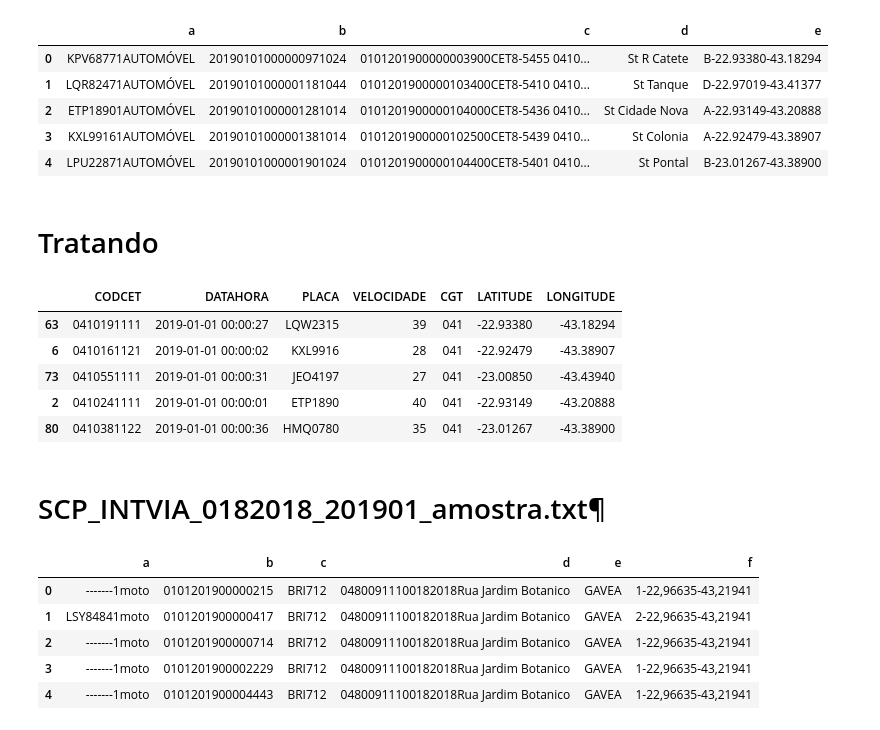
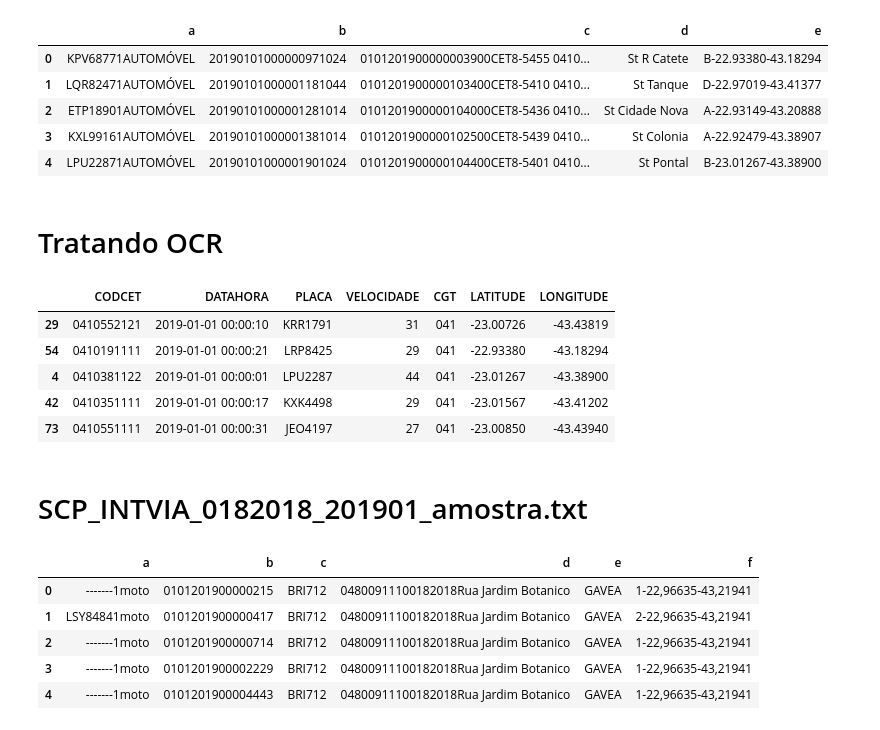
Before and after one commit to brenoimatos/UFRJ-CET-Rio, a Jupyter notebook: amostra_dados.ipynb, the cells around one changed output. Cells and saved outputs as stored; diff of their text form; code cells hidden in the pictures.

```diff
--- a/amostra_dados.ipynb
+++ b/amostra_dados.ipynb
@@ -51,7 +51,7 @@ df_veic.head(4)
 colnames = ['x']
 
 # Usando separador '|' apenas para conseguir importar e depois tentar tratar
-df_ocr_raw = pd.read_csv('amostras/movimento_OCR_JAN_2019.txt_amostra.txt', sep='|', names = colnames)
+df_ocr_raw = pd.read_csv('movimento_OCR_JAN_2019.txt_amostra.txt', sep='|', names = colnames)
 
 df_ocr_split = separar_colunas_df(df_ocr_raw.copy())
 df_ocr_split.head()
@@ -63,7 +63,7 @@ df_ocr_split.head()
 | 3 | KXL99161AUTOMÓVEL | 20190101000001381014 | 0101201900000102500CET8-5439 0410... | St Colonia | A-22.92479-43.38907 |
 | 4 | LPU22871AUTOMÓVEL | 20190101000001901024 | 0101201900000104400CET8-5401 0410... | St Pontal | B-23.01267-43.38900 |
 # %% [markdown]
-# Tratando
+# Tratando OCR
 # %%
 def get_datahora(string):
     date = string[38:52]
@@ -71,41 +71,41 @@ def get_datahora(string):
         date = datetime.strptime(date, "%Y%m%d%H%M%S")
     except:
         date = 'erro'
     return date
 
 def get_velocidade(string):
     vel = string[92:95]
     try:
         vel = int(vel)
     except:
         vel = 'erro'
     return vel
 
 def get_placa(string):
     placa = string[0:7]
     return placa.strip()
 
 df_ocr = pd.DataFrame()
 df_ocr['CODCET'] = df_ocr_raw['x'].apply(lambda x: x[108:118])
 df_ocr['DATAHORA'] = df_ocr_raw['x'].apply(lambda x: get_datahora(x))
 df_ocr['PLACA'] = df_ocr_raw['x'].apply(lambda x: get_placa(x))
 df_ocr['VELOCIDADE'] = df_ocr_raw['x'].apply(lambda x: get_velocidade(x))
 df_ocr['CGT'] = df_ocr_raw['x'].apply(lambda x: x[108:111])
 df_ocr['LATITUDE'] = df_ocr_raw['x'].apply(lambda x: x[216:225])
 df_ocr['LONGITUDE'] = df_ocr_raw['x'].apply(lambda x: x[225:234])
 
 # Salvando em csv
-df_ocr.to_csv('amostras_tratadas/amostra_movimento_tratada.csv', sep=';', index=False)
+df_ocr.to_csv('amostra_movimento_tratada.csv', sep=';', index=False)
 df_ocr.sample(5)
 # %% [output]
 |  | CODCET | DATAHORA | PLACA | VELOCIDADE | CGT | LATITUDE | LONGITUDE |
-| 63 | 0410191111 | 2019-01-01 00:00:27 | LQW2315 | 39 | 041 | -22.93380 | -43.18294 |
-| 6 | 0410161121 | 2019-01-01 00:00:02 | KXL9916 | 28 | 041 | -22.92479 | -43.38907 |
+| 29 | 0410552121 | 2019-01-01 00:00:10 | KRR1791 | 31 | 041 | -23.00726 | -43.43819 |
+| 54 | 0410191111 | 2019-01-01 00:00:21 | LRP8425 | 29 | 041 | -22.93380 | -43.18294 |
+| 4 | 0410381122 | 2019-01-01 00:00:01 | LPU2287 | 44 | 041 | -23.01267 | -43.38900 |
+| 42 | 0410351111 | 2019-01-01 00:00:17 | KXK4498 | 29 | 041 | -23.01567 | -43.41202 |
 | 73 | 0410551111 | 2019-01-01 00:00:31 | JEO4197 | 27 | 041 | -23.00850 | -43.43940 |
-| 2 | 0410241111 | 2019-01-01 00:00:01 | ETP1890 | 40 | 041 | -22.93149 | -43.20888 |
-| 80 | 0410381122 | 2019-01-01 00:00:36 | HMQ0780 | 35 | 041 | -23.01267 | -43.38900 |
 # %% [markdown]
-# SCP_INTVIA_0182018_201901_amostra.txt¶
+# SCP_INTVIA_0182018_201901_amostra.txt
 # %%
 # Nome para colunas desconhecidas
 colnames = ['x']
```
Also changed, not shown: parts of 13 cells of this notebook.
